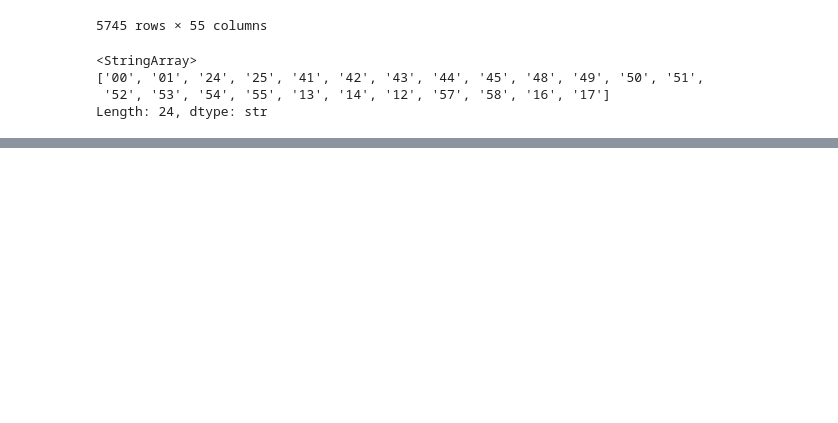
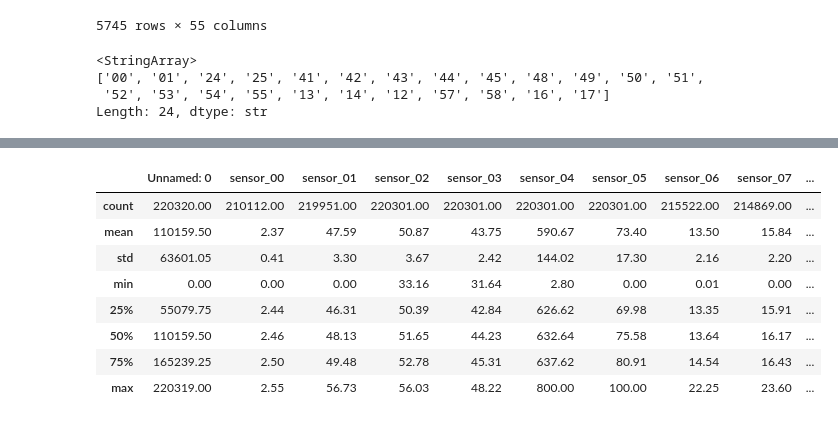
Before and after one commit to gjmelief/pump-sensor-eda, a Jupyter notebook: notebooks/01_initial_exploration.ipynb, the cells around one changed output, grey strips where cells are left out. Cells and saved outputs as stored; diff of their text form; code cells hidden in the pictures; blank space fills up the shorter version.

```diff
--- a/notebooks/01_initial_exploration.ipynb
+++ b/notebooks/01_initial_exploration.ipynb
@@ -109,0 +120,12 @@ Length: 24, dtype: str
+# %%
+df.describe()
+# %% [output]
+|  | Unnamed: 0 | sensor_00 | sensor_01 | sensor_02 | sensor_03 | sensor_04 | sensor_05 | sensor_06 | sensor_07 | ... |
+| count | 220320.00 | 210112.00 | 219951.00 | 220301.00 | 220301.00 | 220301.00 | 220301.00 | 215522.00 | 214869.00 | ... |
+| mean | 110159.50 | 2.37 | 47.59 | 50.87 | 43.75 | 590.67 | 73.40 | 13.50 | 15.84 | ... |
+| std | 63601.05 | 0.41 | 3.30 | 3.67 | 2.42 | 144.02 | 17.30 | 2.16 | 2.20 | ... |
+| min | 0.00 | 0.00 | 0.00 | 33.16 | 31.64 | 2.80 | 0.00 | 0.01 | 0.00 | ... |
+| 25% | 55079.75 | 2.44 | 46.31 | 50.39 | 42.84 | 626.62 | 69.98 | 13.35 | 15.91 | ... |
+| 50% | 110159.50 | 2.46 | 48.13 | 51.65 | 44.23 | 632.64 | 75.58 | 13.64 | 16.17 | ... |
+| 75% | 165239.25 | 2.50 | 49.48 | 52.78 | 45.31 | 637.62 | 80.91 | 14.54 | 16.43 | ... |
+| max | 220319.00 | 2.55 | 56.73 | 56.03 | 48.22 | 800.00 | 100.00 | 22.25 | 23.60 | ... |
```
Also changed, not shown: parts of 7 cells of this notebook.
